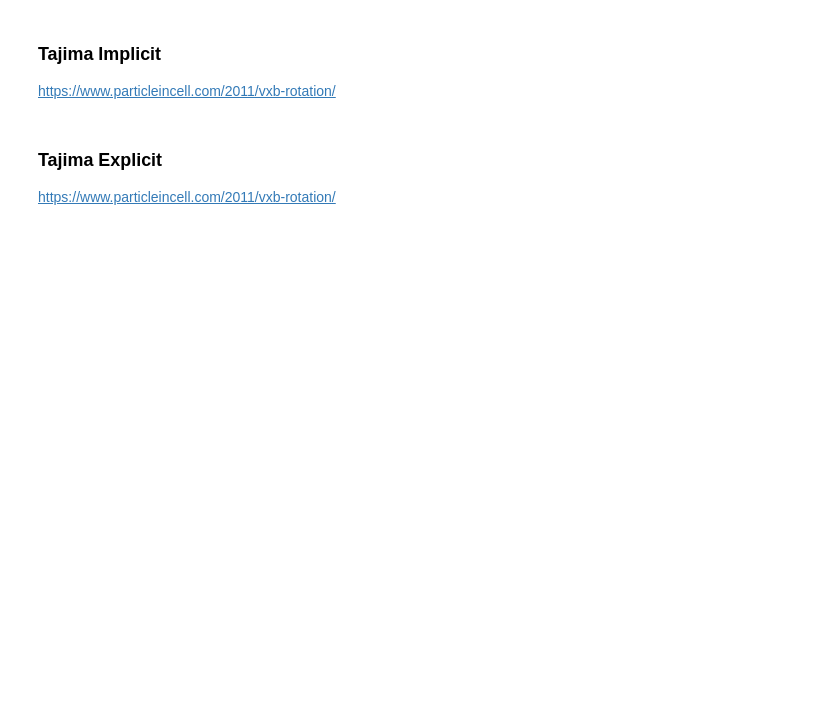
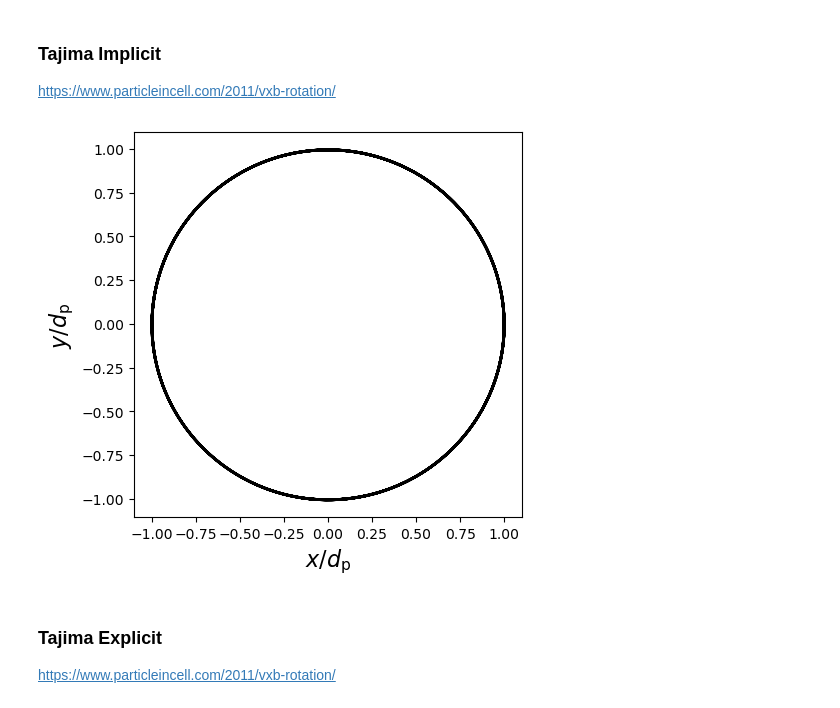
Before and after one commit to nathanchenseanwalter/plasmapic, a Jupyter notebook: integration.ipynb, the cells around one changed output. Saved outputs shown, nothing was run; the diff lists cells and outputs as text; code cells hidden in the pictures; blank space fills up the shorter version.

```diff
--- a/integration.ipynb
+++ b/integration.ipynb
@@ -75,11 +102,24 @@ for time in range(duration):
     v_minus_half = v - 0.5*q/m*E*dt;
     B_mag = np.linalg.norm(B)
     eps = q*B_mag/m*dt/2 # = omega*dt/2
-    R = 1/B_mag * [[0, B[2], -B[1]], [-B[2], 0, B[0]], [B[1], -B[0], 0]]
-    M = np.eye(3) - R * eps
-    M_inv = np.linalg.inv(M) # matrix inversion
-    v = M_inv @ M @ v_minus_half + M_inv @ E * q/m * dt
+    R = 1/B_mag * np.array([[0, B[2], -B[1]], [-B[2], 0, B[0]], [B[1], -B[0], 0]])
+    M_minus = np.eye(3) - R * eps
+    M_plus = np.eye(3) + R * eps
+    M_inv = np.linalg.inv(M_minus) # matrix inversion
+    v = M_inv @ (M_plus @ v_minus_half) + M_inv @ E * q/m * dt
     x = x + v*dt
+    V[time] = v
+    X[time] = x
+# %%
+plt.figure(figsize=(5,5))
+
+plt.plot(X[:,0],X[:,1],'k',linewidth=2.0);
+plt.xlabel(r'$x/d_{\rm p}$',fontsize=16)
+plt.ylabel(r'$y/d_{\rm p}$',fontsize=16)
+
+plt.show()
+# %% [output]
+[figure, added]
 # %% [markdown]
 ### Tajima Explicit
 https://www.particleincell.com/2011/vxb-rotation/
```
Also changed, not shown: parts of 9 cells of this notebook.
